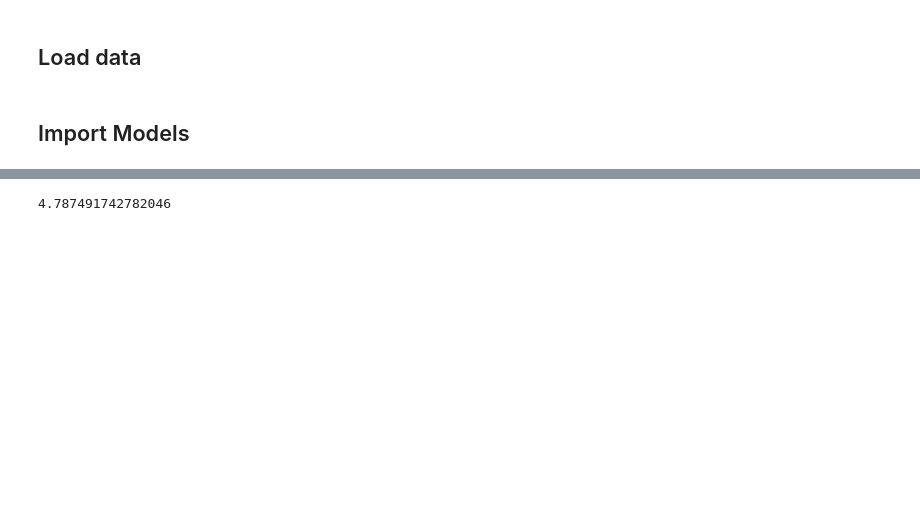
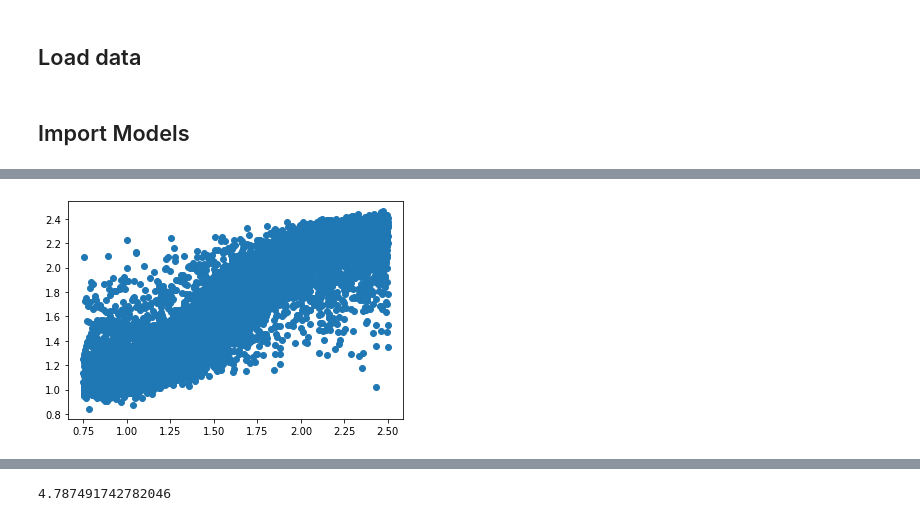
Before and after one commit to matthbatt/Deep-learning-gravitational-lensing, a Jupyter notebook: result.ipynb, the cells around one changed output, grey strips where cells are left out. Saved outputs shown, nothing was run; the diff lists cells and outputs as text; code cells hidden in the pictures; blank space fills up the shorter version.

```diff
--- a/result.ipynb
+++ b/result.ipynb
@@ -498,4 +458,9 @@ y_pred = all_mu.numpy()
 # --- DENORMALIZATION ---
 y_true_denorm = y_true * (df_max - df_min) + df_min
 y_pred_denorm = y_pred * (df_max - df_min) + df_min
+# %%
+plt.scatter(y_true_denorm[:,0], y_pred_denorm[:,0])
+plt.show()
+# %% [output]
+[figure, added]
 # %%
```
Also changed, not shown: parts of 23 cells of this notebook, 2 other files.
